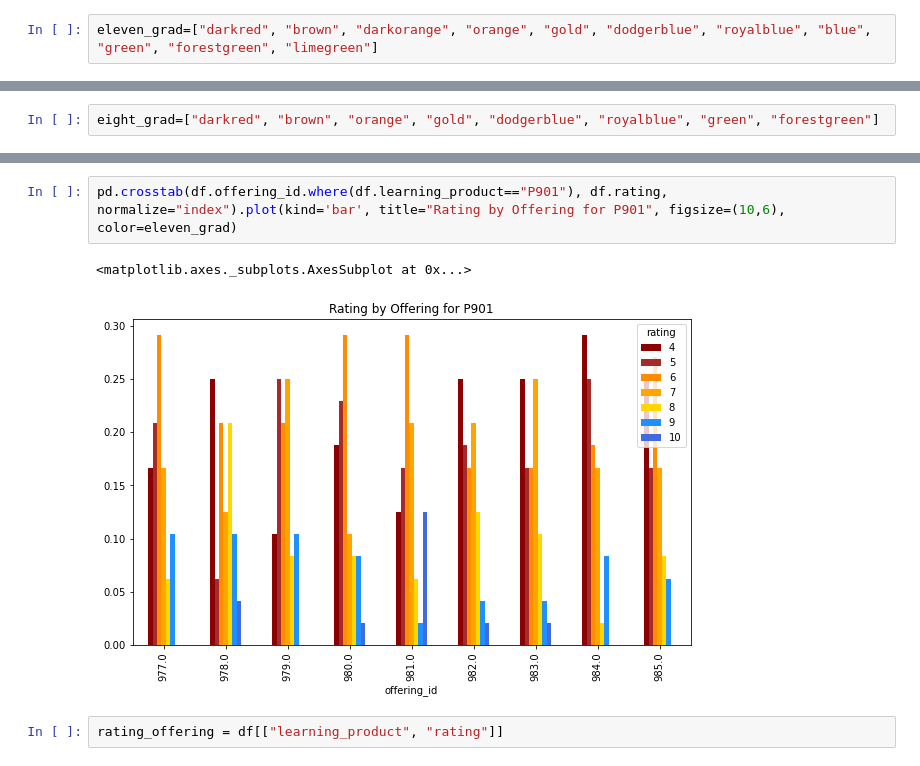
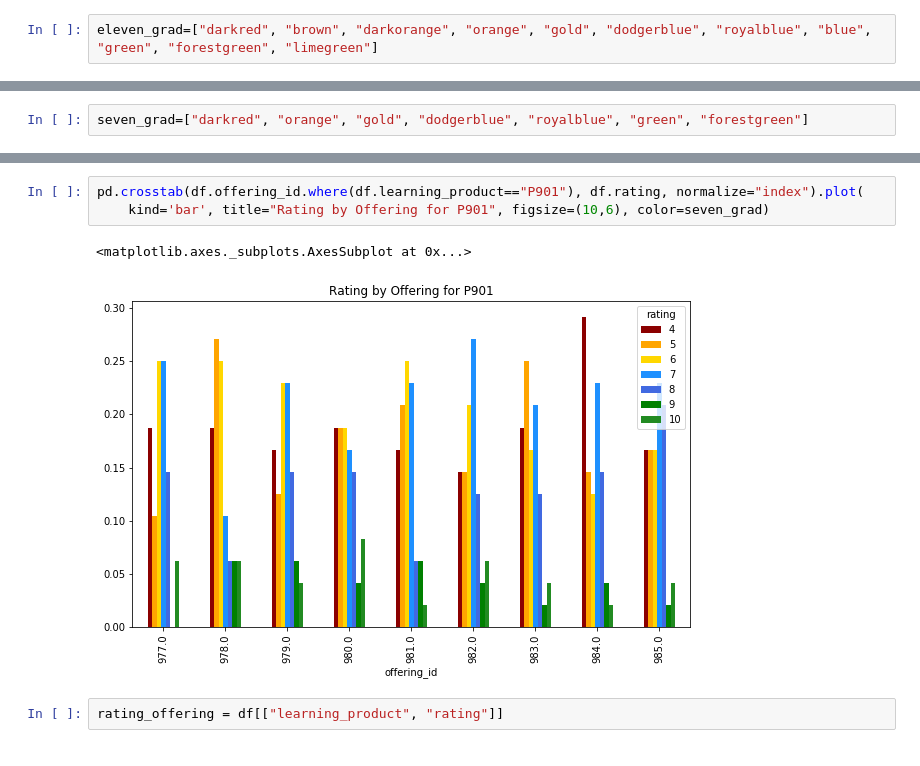
Before and after one commit to ToferC/learner_models, a Jupyter notebook: Evals_analysis.ipynb, the cells around one changed output, grey strips where cells are left out. Cells and saved outputs as stored; diff of their text form.

```diff
--- a/Evals_analysis.ipynb
+++ b/Evals_analysis.ipynb
@@ -157,4 +157,4 @@ pd.crosstab([df.offering_id, df.learning_product.where(df.learning_product=="I50
 # %%
-eight_grad=["darkred", "brown", "orange", "gold", "dodgerblue", "royalblue", "green", "forestgreen"]
+seven_grad=["darkred", "orange", "gold", "dodgerblue", "royalblue", "green", "forestgreen"]
 # %%
 pd.crosstab([df.offering_id, df.learning_product.where(df.learning_product=="I501")], df.rating, normalize='index').plot(kind='bar', title="Rating by Offering (I501)", figsize=(14,6),
@@ -187,8 +188,9 @@ pd.crosstab([df.offering_id, df.learning_product.where(df.learning_product=="P90
 # %%
-pd.crosstab(df.offering_id.where(df.learning_product=="P901"), df.rating, normalize="index").plot(kind='bar', title="Rating by Offering for P901", figsize=(10,6), color=eleven_grad)
+pd.crosstab(df.offering_id.where(df.learning_product=="P901"), df.rating, normalize="index").plot(
+    kind='bar', title="Rating by Offering for P901", figsize=(10,6), color=seven_grad)
 # %% [output]
 <matplotlib.axes._subplots.AxesSubplot at 0x...>
-[figure, old version]
+[figure, new version]
 # %%
 rating_offering = df[["learning_product", "rating"]]
 # %%
```
Also changed, not shown: parts of 29 cells of this notebook, 3 other files.
